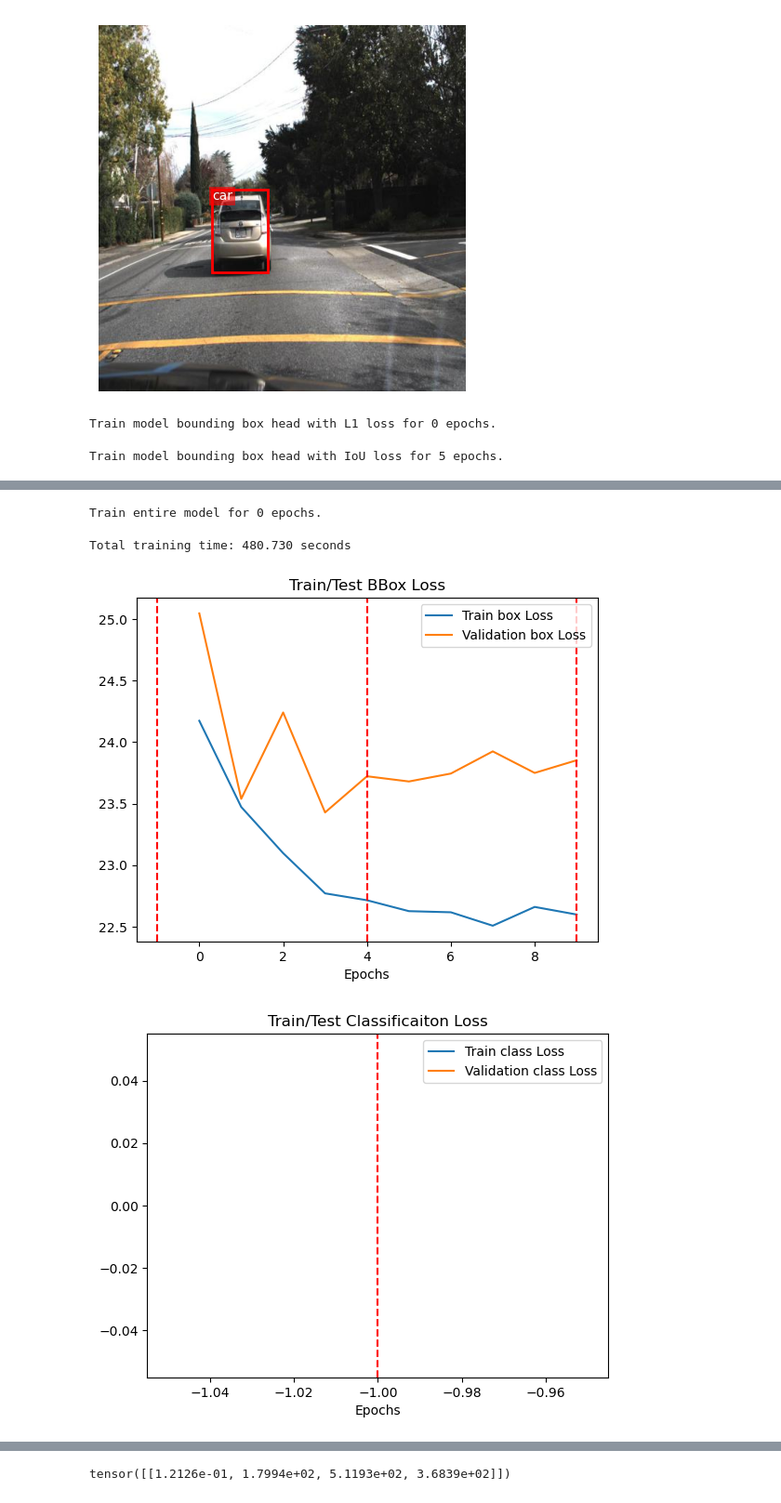
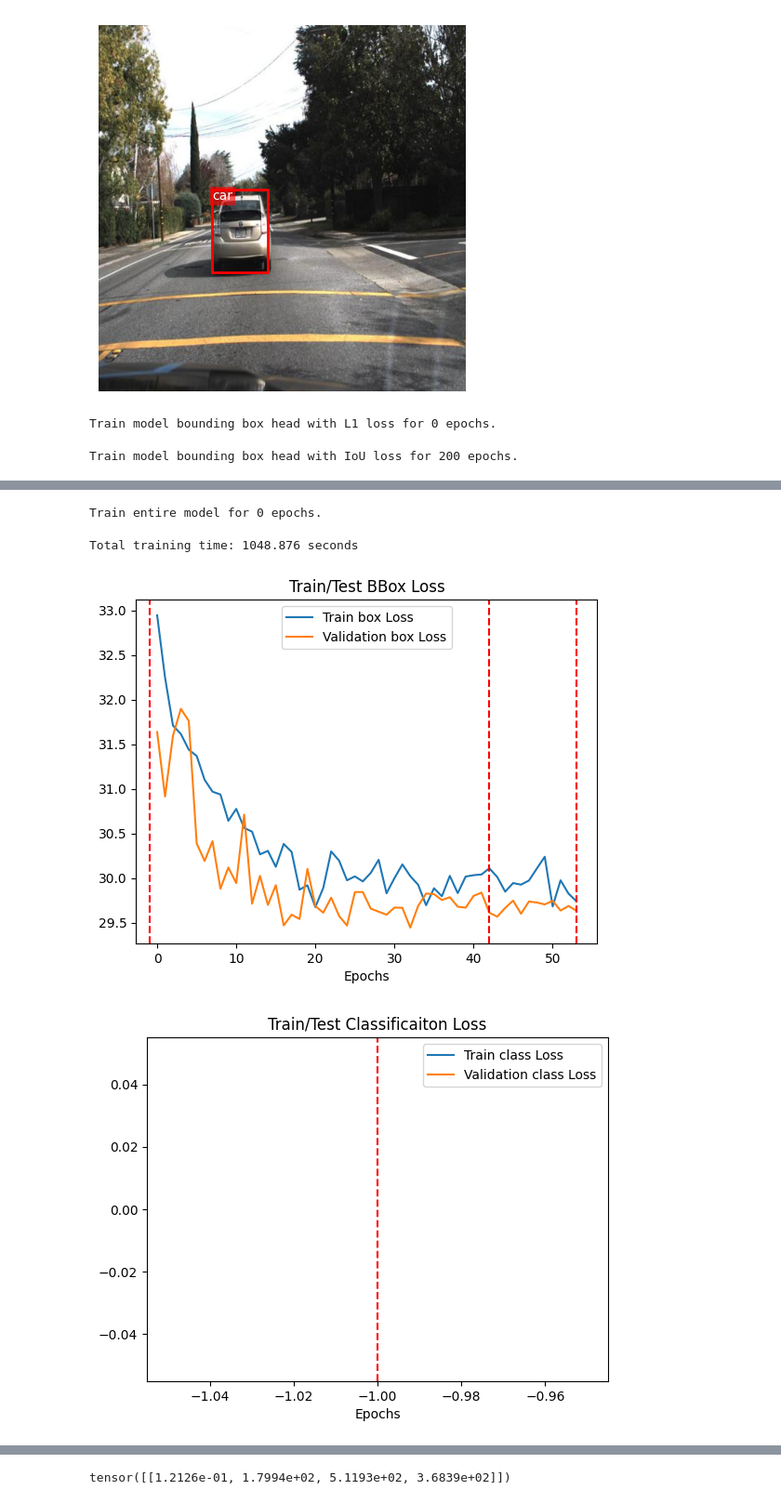
Before and after one commit to ElliotBlackstone/automotive-ssd-object-detection, a Jupyter notebook: ResNetBBoxAndClassifier_car.ipynb, the cells around one changed output, grey strips where cells are left out. Shown at 93% size. Cells and saved outputs as stored; diff of their text form; code cells hidden in the pictures.

```diff
--- a/ResNetBBoxAndClassifier_car.ipynb
+++ b/ResNetBBoxAndClassifier_car.ipynb
@@ -42,7 +42,7 @@ import CarImageClass
 device = "cuda" if torch.cuda.is_available() else "cpu"
 
 # desktop or laptop
-machine = 'laptop'
+machine = 'desktop'
 
 # Setup path to data folder
 if machine == 'laptop':
@@ -584,8 +726,8 @@ for param in model_0.head_cls.parameters():
 
 # setup loss functions
 loss_fn_bb_init = nn.SmoothL1Loss()
-# loss_fn_bb = partial(torchvision.ops.complete_box_iou_loss, reduction="mean")
-loss_fn_bb = CombinedBoxLoss(img_size=(IMG_SIZE, IMG_SIZE), lambda_iou=0, lambda_l1=1)
+# loss_fn_bb = nn.L1Loss() # partial(torchvision.ops.complete_box_iou_loss, reduction="mean")
+loss_fn_bb = CombinedBoxLoss(img_size=(IMG_SIZE, IMG_SIZE), lambda_iou=7, lambda_l1=1)
 loss_fn_cls = nn.CrossEntropyLoss(weight=weights.to(device))
 
 # BBbox head
@@ -595,7 +737,7 @@ NUM_EPOCHS_H_bb_init = 0
 NUM_EPOCHS_bb += NUM_EPOCHS_H_bb_init
 
 # Create an optimizer that only learns the head bbox parameters
-optimizer_bb_init = torch.optim.SGD(model_0.head_box.parameters(), lr=1e-3)
+optimizer_bb_init = torch.optim.SGD(model_0.head_box.parameters(), lr=1e-4)
 scheduler_bb_init = StepLR(optimizer_bb_init, step_size=1, gamma=0.8)
 
 
@@ -609,19 +751,19 @@ model_0_results_head_bb_init = train_head(model=model_0,
                         loss_fn=loss_fn_bb_init,
                         epochs=NUM_EPOCHS_H_bb_init,
                         bb_or_cls='bb',
-                        normalized_loss=False)
+                        normalized_loss=False,
+                        early_stopping_rounds=None)
 
 model_0_train_loss_bb += model_0_results_head_bb_init['train_loss']
 model_0_val_loss_bb += model_0_results_head_bb_init['test_loss']
 
 
 # number of epochs
-NUM_EPOCHS_H_bb = 5
-NUM_EPOCHS_bb += NUM_EPOCHS_H_bb
+NUM_EPOCHS_H_bb = 200
 
 # Create an optimizer that only learns the head bbox parameters
-optimizer_bb = torch.optim.Adam(model_0.head_box.parameters(), lr=1e-4)
-scheduler_bb = StepLR(optimizer_bb, step_size=1, gamma=0.8)
+optimizer_bb = torch.optim.SGD(model_0.head_box.parameters(), lr=1e-3)
+scheduler_bb = StepLR(optimizer_bb, step_size=3, gamma=0.6)
 
 print()
 print(f"Train model bounding box head with IoU loss for {NUM_EPOCHS_H_bb} epochs.")
@@ -634,7 +776,10 @@ model_0_results_head_bb = train_head(model=model_0,
                         loss_fn=loss_fn_bb,
                         epochs=NUM_EPOCHS_H_bb,
                         bb_or_cls='bb',
-                        normalized_loss=False)
+                        normalized_loss=False,
+                        early_stopping_rounds=10)
+
+NUM_EPOCHS_bb += model_0_results_head_bb['epochs'][0] + 1
 
 model_0_train_loss_bb += model_0_results_head_bb['train_loss']
 model_0_val_loss_bb += model_0_results_head_bb['test_loss']
@@ -645,14 +790,13 @@ for param in model_0.backbone.parameters():
     param.requires_grad = False
 
 # number of epochs
-NUM_EPOCHS_H_bb_bb = 5
-NUM_EPOCHS_bb += NUM_EPOCHS_H_bb_bb
+NUM_EPOCHS_H_bb_bb = 200
 
 # Create an optimizer that only learns the head bbox parameters
 optimizer_bb_bb = torch.optim.SGD(
     [
         {"params": model_0.head_box.parameters(), "lr": 1e-5},
-        {"params": model_0.backbone.parameters(),"lr": 1e-4}
+        {"params": model_0.backbone.parameters(),"lr": 1e-3}
     ]
 )
 scheduler_bb_bb = StepLR(optimizer_bb_bb, step_size=1, gamma=0.9)
@@ -668,7 +812,10 @@ model_0_results_head_bb_bb = train_head(model=model_0,
                         loss_fn=loss_fn_bb,
                         epochs=NUM_EPOCHS_H_bb_bb,
                         bb_or_cls='bb',
-                        normalized_loss=False)
+                        normalized_loss=False,
+                        early_stopping_rounds=10)
+
+NUM_EPOCHS_bb += model_0_results_head_bb_bb['epochs'][0] + 1
 
 model_0_train_loss_bb += model_0_results_head_bb_bb['train_loss']
 model_0_val_loss_bb += model_0_results_head_bb_bb['test_loss']
@@ -750,8 +897,8 @@ plt.plot(range(0, NUM_EPOCHS_bb), model_0_val_loss_bb, label="Validation box Los
 plt.title("Train/Test BBox Loss")
 plt.xlabel("Epochs")
 plt.axvline(x=NUM_EPOCHS_H_bb_init - 1, linestyle='--', linewidth=1.5, color='r')
-plt.axvline(x=NUM_EPOCHS_H_bb_init + NUM_EPOCHS_H_bb - 1, linestyle='--', linewidth=1.5, color='r')
-plt.axvline(x=NUM_EPOCHS_H_bb_init + NUM_EPOCHS_H_bb + NUM_EPOCHS_H_bb_bb - 1, linestyle='--', linewidth=1.5, color='r')
+plt.axvline(x=NUM_EPOCHS_H_bb_init + model_0_results_head_bb['epochs'][0] + 1 - 1, linestyle='--', linewidth=1.5, color='r')
+plt.axvline(x=NUM_EPOCHS_H_bb_init + model_0_results_head_bb['epochs'][0] + 1 + model_0_results_head_bb_bb['epochs'][0] + 1 - 1, linestyle='--', linewidth=1.5, color='r')
 plt.legend()
 # plt.ylim(0.08,0.14)
 
@@ -769,4 +916,4 @@ plt.legend()
 plt.show()
 # %% [output]
 Train model bounding box head with L1 loss for 0 epochs.
-Train model bounding box head with IoU loss for 5 epochs.
+Train model bounding box head with IoU loss for 200 epochs.
@@ -785,9 +949,9 @@ Epoch: 4  |  Train loss: 22.5980  |  Test loss: 23.8528
 
 Train model classifier head for 0 epochs.
 Train entire model for 0 epochs.
-Total training time: 480.730 seconds
+Total training time: 1048.876 seconds
-[figure, old version]
+[figure, new version]
-[figure, old version]
+[figure, new version]
 # %%
 new_imgs = CarImageClass.ImageClass(targ_dir=test_path_oo, transform=test_tfms, file_pct=1)
 test_set = CarImageClass.ImageClass(targ_dir=test_path_oo, transform=None, file_pct=1)
```
Also changed, not shown: parts of 5 cells of this notebook.
